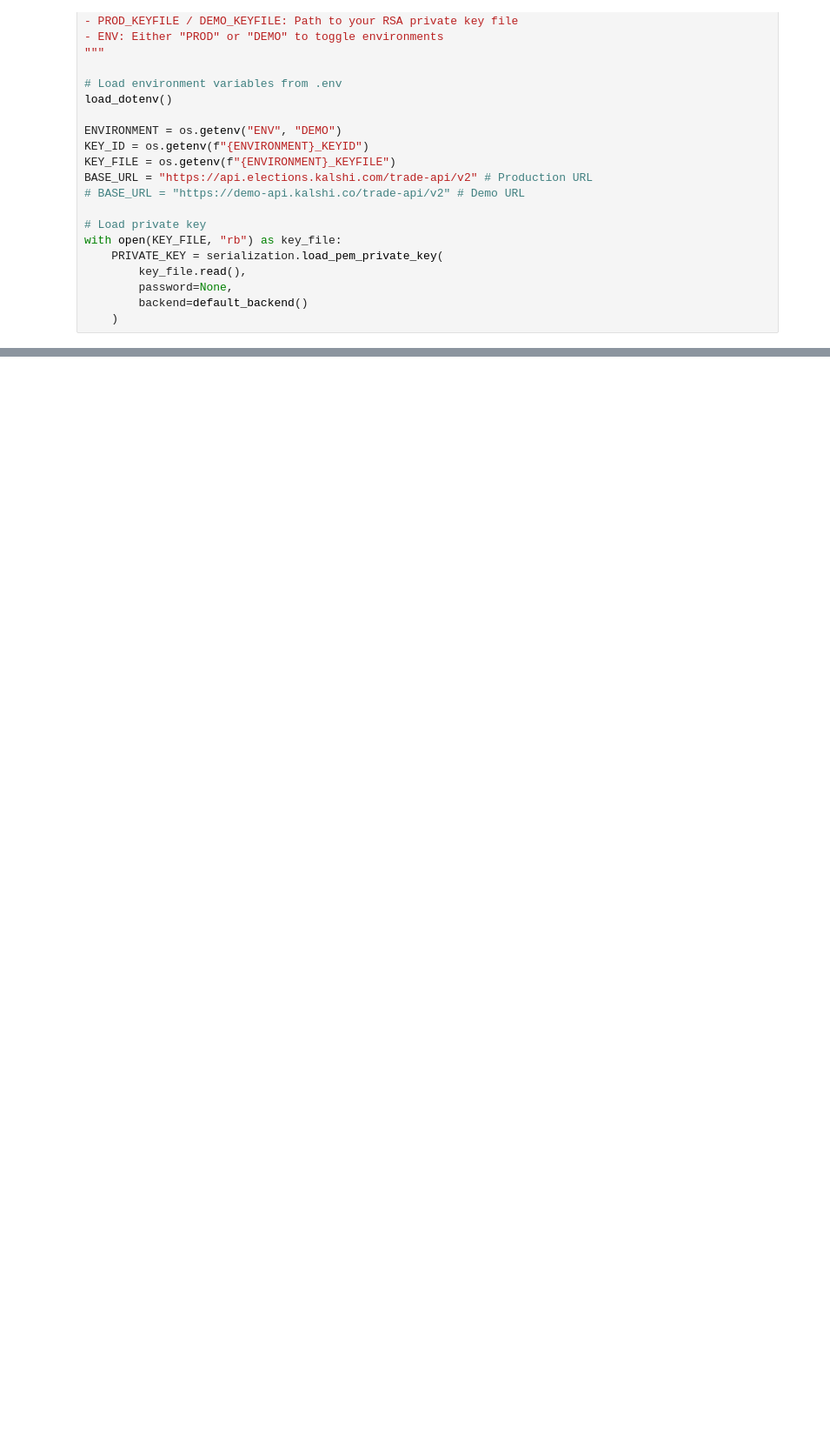
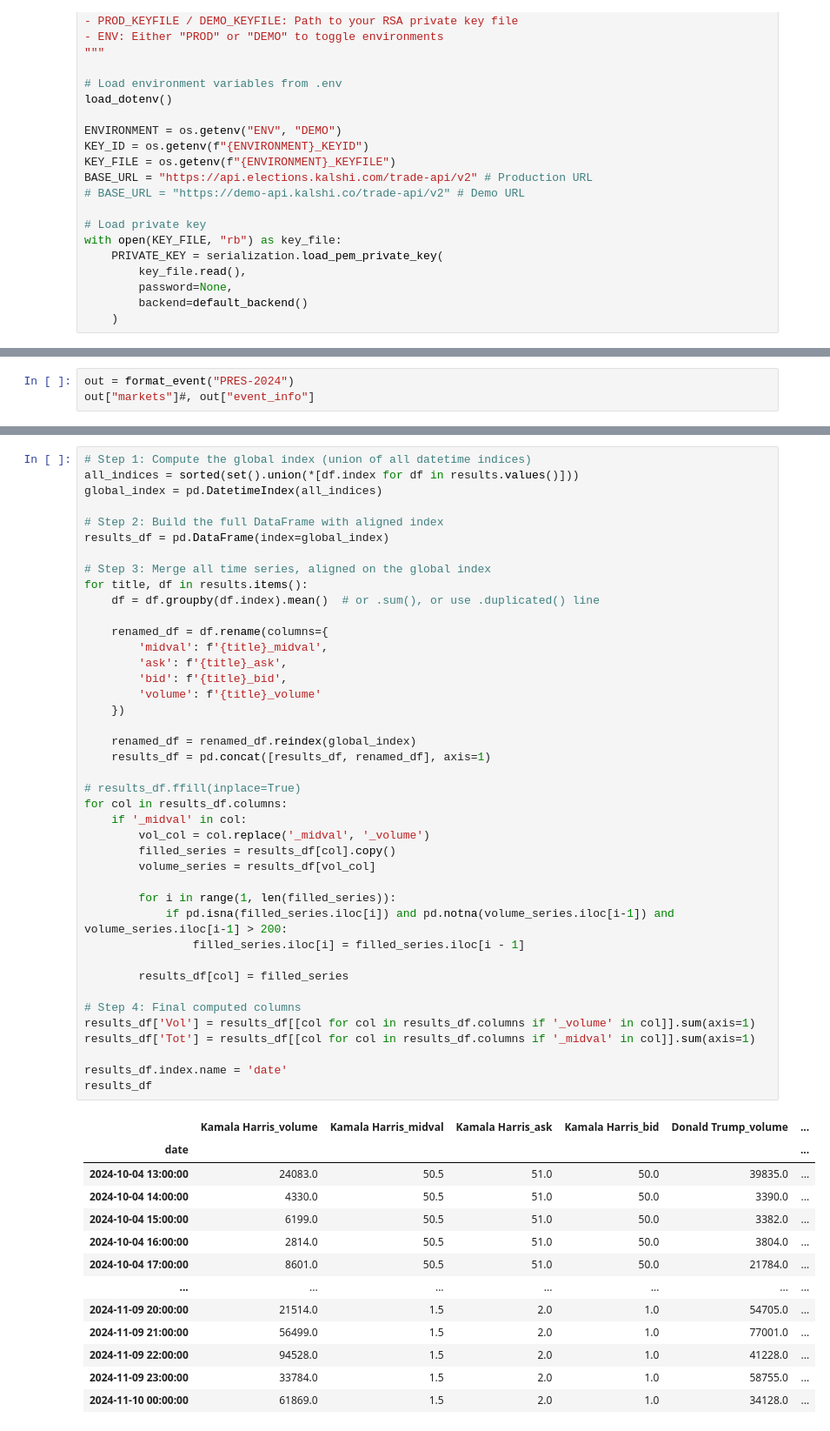
Before and after one commit to NiccoloComati/pjts, a Jupyter notebook: 10. Kalshi/main.ipynb, the cells around one changed output, grey strips where cells are left out. Shown: that part at 87% size. Saved outputs shown, nothing was run; the diff lists cells and outputs as text; blank space fills up the shorter version.

Commit message:
Further implementation of Kalshi framework

```diff
--- a/10. Kalshi/main.ipynb
+++ b/10. Kalshi/main.ipynb
@@ -705,0 +780,3 @@ markets_df
+# %%
+out = format_event("PRES-2024")
+out["markets"]#, out["event_info"]
@@ -705,0 +826,55 @@ markets_df
+# %%
+# Step 1: Compute the global index (union of all datetime indices)
+all_indices = sorted(set().union(*[df.index for df in results.values()]))
+global_index = pd.DatetimeIndex(all_indices)
+
+# Step 2: Build the full DataFrame with aligned index
+results_df = pd.DataFrame(index=global_index)
+
+# Step 3: Merge all time series, aligned on the global index
+for title, df in results.items():
+    df = df.groupby(df.index).mean()  # or .sum(), or use .duplicated() line
+
+    renamed_df = df.rename(columns={
+        'midval': f'{title}_midval',
+        'ask': f'{title}_ask',
+        'bid': f'{title}_bid',
+        'volume': f'{title}_volume'
+    })
+
+    renamed_df = renamed_df.reindex(global_index)
+    results_df = pd.concat([results_df, renamed_df], axis=1)
+
+# results_df.ffill(inplace=True)
+for col in results_df.columns:
+    if '_midval' in col:
+        vol_col = col.replace('_midval', '_volume')
+        filled_series = results_df[col].copy()
+        volume_series = results_df[vol_col]
+
+        for i in range(1, len(filled_series)):
+            if pd.isna(filled_series.iloc[i]) and pd.notna(volume_series.iloc[i-1]) and volume_series.iloc[i-1] > 200:
+                filled_series.iloc[i] = filled_series.iloc[i - 1]
+
+        results_df[col] = filled_series
+
+# Step 4: Final computed columns
+results_df['Vol'] = results_df[[col for col in results_df.columns if '_volume' in col]].sum(axis=1)
+results_df['Tot'] = results_df[[col for col in results_df.columns if '_midval' in col]].sum(axis=1)
+
+results_df.index.name = 'date'
+results_df
+# %% [output]
+|  | Kamala Harris_volume | Kamala Harris_midval | Kamala Harris_ask | Kamala Harris_bid | Donald Trump_volume | ... |
+| date |  |  |  |  |  | ... |
+| 2024-10-04 13:00:00 | 24083.0 | 50.5 | 51.0 | 50.0 | 39835.0 | ... |
+| 2024-10-04 14:00:00 | 4330.0 | 50.5 | 51.0 | 50.0 | 3390.0 | ... |
+| 2024-10-04 15:00:00 | 6199.0 | 50.5 | 51.0 | 50.0 | 3382.0 | ... |
+| 2024-10-04 16:00:00 | 2814.0 | 50.5 | 51.0 | 50.0 | 3804.0 | ... |
+| 2024-10-04 17:00:00 | 8601.0 | 50.5 | 51.0 | 50.0 | 21784.0 | ... |
+| ... | ... | ... | ... | ... | ... | ... |
+| 2024-11-09 20:00:00 | 21514.0 | 1.5 | 2.0 | 1.0 | 54705.0 | ... |
+| 2024-11-09 21:00:00 | 56499.0 | 1.5 | 2.0 | 1.0 | 77001.0 | ... |
+| 2024-11-09 22:00:00 | 94528.0 | 1.5 | 2.0 | 1.0 | 41228.0 | ... |
+| 2024-11-09 23:00:00 | 33784.0 | 1.5 | 2.0 | 1.0 | 58755.0 | ... |
+| 2024-11-10 00:00:00 | 61869.0 | 1.5 | 2.0 | 1.0 | 34128.0 | ... |
```
Also changed, not shown: parts of 17 cells of this notebook.
